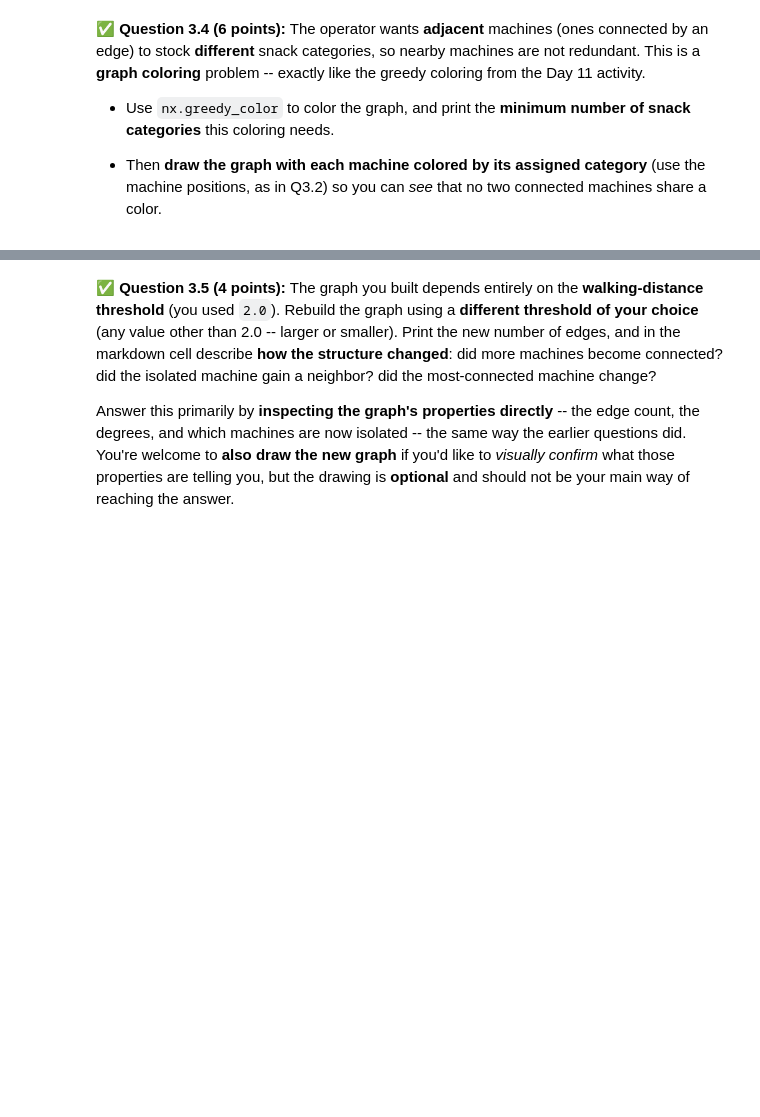
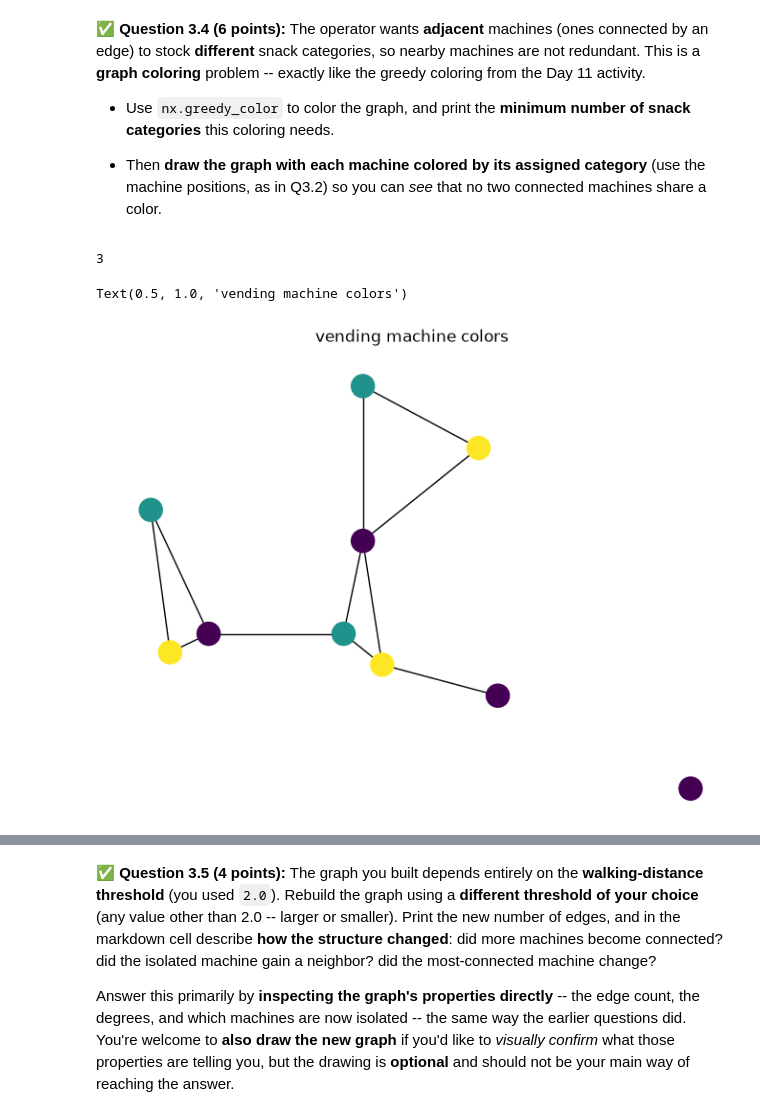
Before and after one commit to matthoppy07-dev/CMSE-202-f26-turnin, a Jupyter notebook: hw-02/HW02-ABMandGraphTheory-STUDENT.ipynb, the cells around one changed output, grey strips where cells are left out. Drawn from its saved outputs; the diff is of its cells as text; code cells hidden in the pictures; blank space fills up the shorter version.

```diff
--- a/hw-02/HW02-ABMandGraphTheory-STUDENT.ipynb
+++ b/hw-02/HW02-ABMandGraphTheory-STUDENT.ipynb
@@ -607,0 +629,18 @@ attributes you stored). Give the figure a title.
+# %%
+# Put your code for Question 3.3 here.
+#10 nodes 11 edges
+for i in gr.nodes:
+    print(i,gr.degree(i))
+#main library
+mostcon = max(gr.nodes, key = gr.degree)
+print(mostcon)
+choice = "Spartan Stadium"
+print(choice, list(gr.neighbors(choice)))
+area = "Central"
+central_node = []
+for i in gr.nodes:
+    if gr.nodes[i]["area"] == area:
+        central_node.append(i)
+sub = gr.subgraph(central_node)
+print(area, sub.number_of_nodes())
+print(area, sub.number_of_edges())
@@ -625,3 +677,20 @@ coloring** problem -- exactly like the greedy coloring from the Day 11 activity.
+# %%
+# Put your code for Question 3.4 here.
+import matplotlib.pyplot as plt
+color = nx.greedy_color(gr)
+num = max(color.values())+1
+print(num)
+
+pos = nx.get_node_attributes(gr, "pos")
+colors = []
+for i in gr.nodes:
+    colors.append(color[i])
+nx.draw(gr,pos=pos, node_color = colors)
+plt.title("vending machine colors")
+# %% [output]
+3
+Text(0.5, 1.0, 'vending machine colors')
+[figure, added]
 # %% [markdown]
 <!-- END QUESTION -->
 <!-- DO NOT MODIFY OR DELETE THIS CELL -->
```
Also changed, not shown: parts of 14 cells of this notebook.
